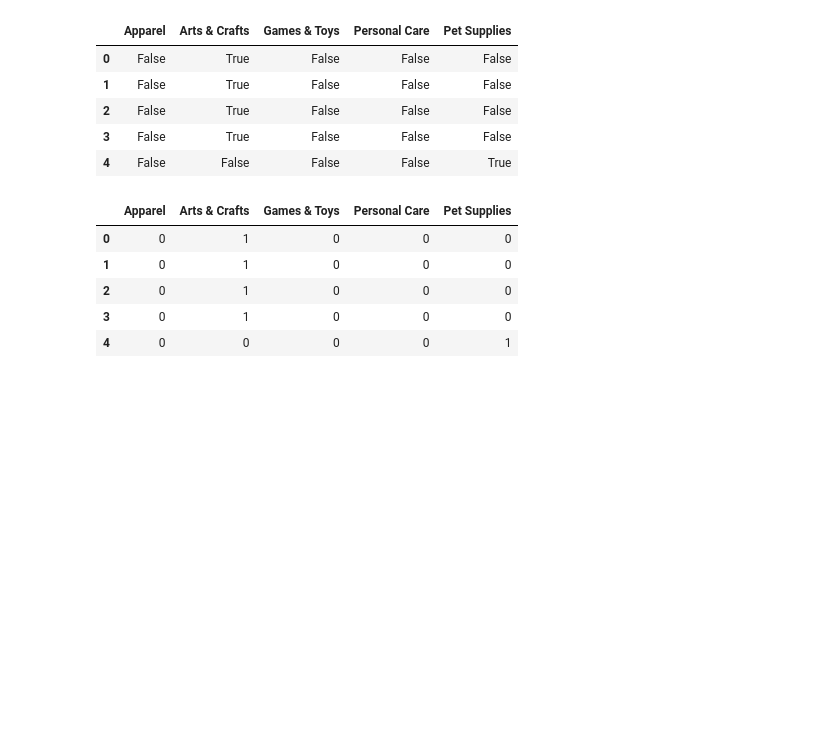
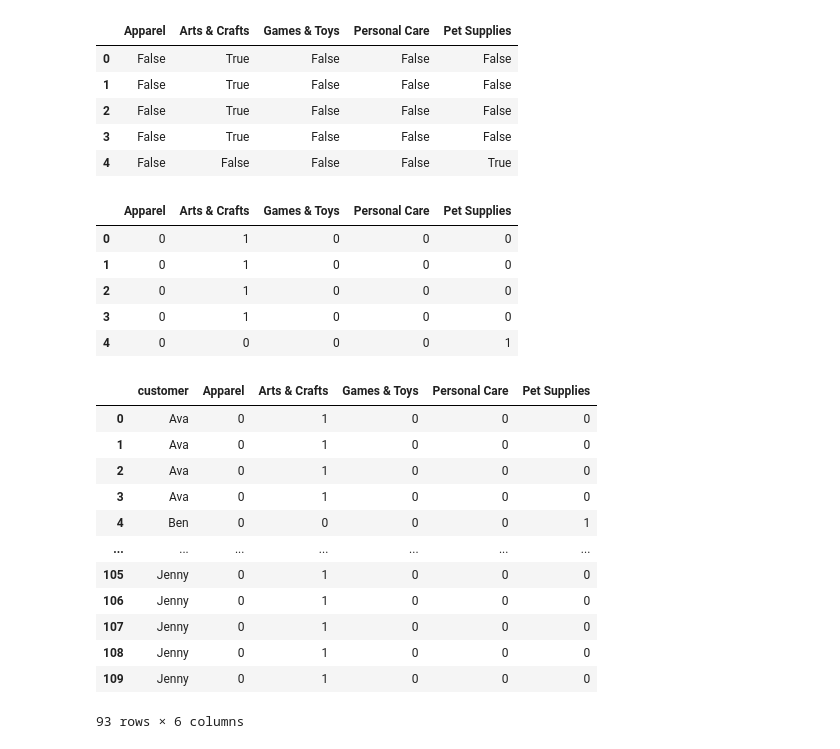
Before and after one commit to souparnabose99/data-science-360, a Jupyter notebook: exploratory-data-analysis/General/Code/prep-for-modelling/prep-for-modelling.ipynb, the cells around one changed output. Saved outputs shown, nothing was run; the diff lists cells and outputs as text; code cells hidden in the pictures; blank space fills up the shorter version.

```diff
--- a/exploratory-data-analysis/General/Code/prep-for-modelling/prep-for-modelling.ipynb
+++ b/exploratory-data-analysis/General/Code/prep-for-modelling/prep-for-modelling.ipynb
@@ -196,3 +196,19 @@ category_dummies.head()
 | 2 | 0 | 1 | 0 | 0 | 0 |
 | 3 | 0 | 1 | 0 | 0 | 0 |
 | 4 | 0 | 0 | 0 | 0 | 1 |
+# %%
+pd.concat([df_apr_may.customer, category_dummies], axis=1)
+# %% [output]
+|  | customer | Apparel | Arts & Crafts | Games & Toys | Personal Care | Pet Supplies |
+| 0 | Ava | 0 | 1 | 0 | 0 | 0 |
+| 1 | Ava | 0 | 1 | 0 | 0 | 0 |
+| 2 | Ava | 0 | 1 | 0 | 0 | 0 |
+| 3 | Ava | 0 | 1 | 0 | 0 | 0 |
+| 4 | Ben | 0 | 0 | 0 | 0 | 1 |
+| ... | ... | ... | ... | ... | ... | ... |
+| 105 | Jenny | 0 | 1 | 0 | 0 | 0 |
+| 106 | Jenny | 0 | 1 | 0 | 0 | 0 |
+| 107 | Jenny | 0 | 1 | 0 | 0 | 0 |
+| 108 | Jenny | 0 | 1 | 0 | 0 | 0 |
+| 109 | Jenny | 0 | 1 | 0 | 0 | 0 |
+93 rows × 6 columns
```
